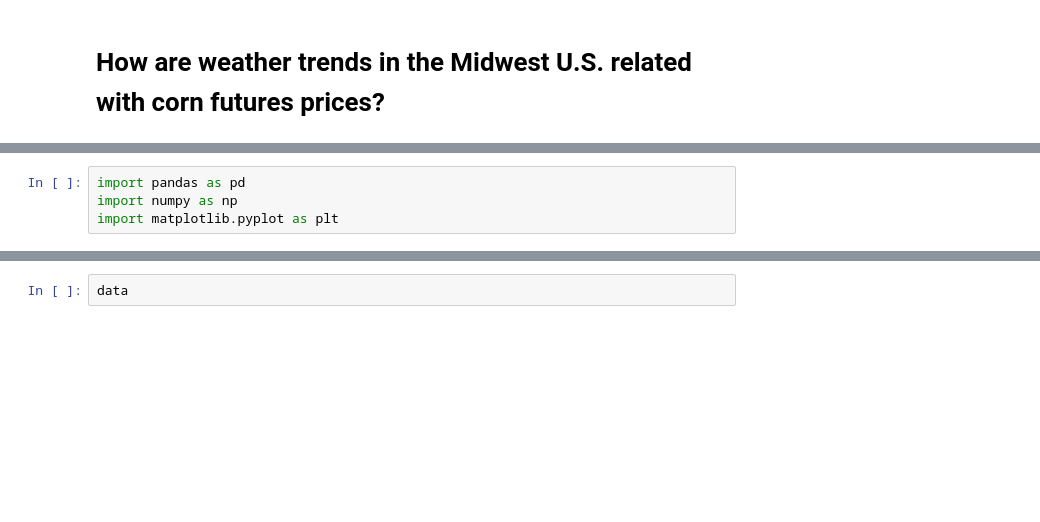
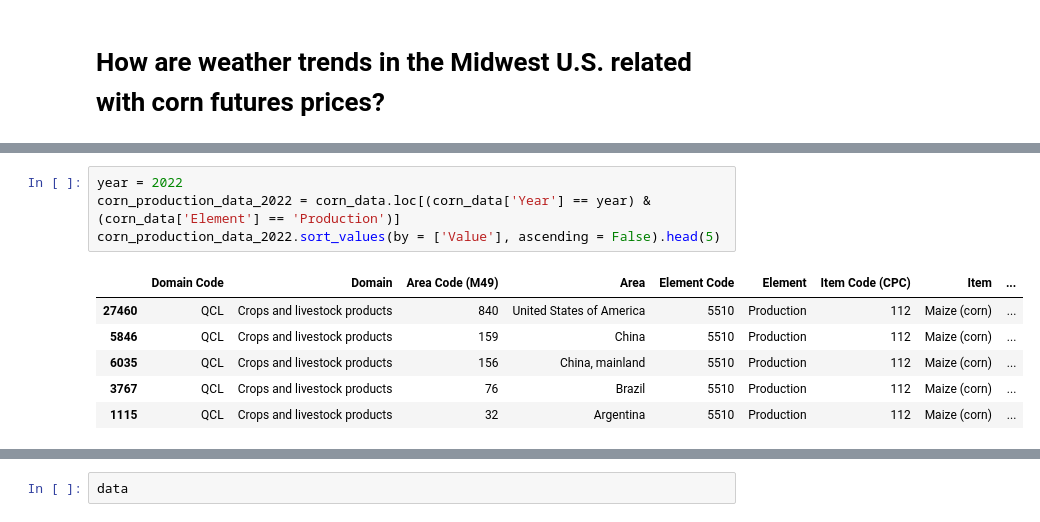
Before and after one commit to jujopo/corn-futures, a Jupyter notebook: notebooks/00_contextual_analysis.ipynb, the cells around one changed output, grey strips where cells are left out. Cells and saved outputs as stored; diff of their text form; blank space fills up the shorter version.

```diff
--- a/notebooks/00_contextual_analysis.ipynb
+++ b/notebooks/00_contextual_analysis.ipynb
@@ -25,4 +39,11 @@ Because corn is so sensitive to climatic conditions, climatic variables such as
 # %%
-import pandas as pd
-import numpy as np
-import matplotlib.pyplot as plt
+year = 2022
+corn_production_data_2022 = corn_data.loc[(corn_data['Year'] == year) & (corn_data['Element'] == 'Production')]
+corn_production_data_2022.sort_values(by = ['Value'], ascending = False).head(5)
+# %% [output]
+|  | Domain Code | Domain | Area Code (M49) | Area | Element Code | Element | Item Code (CPC) | Item | ... |
+| 27460 | QCL | Crops and livestock products | 840 | United States of America | 5510 | Production | 112 | Maize (corn) | ... |
+| 5846 | QCL | Crops and livestock products | 159 | China | 5510 | Production | 112 | Maize (corn) | ... |
+| 6035 | QCL | Crops and livestock products | 156 | China, mainland | 5510 | Production | 112 | Maize (corn) | ... |
+| 3767 | QCL | Crops and livestock products | 76 | Brazil | 5510 | Production | 112 | Maize (corn) | ... |
+| 1115 | QCL | Crops and livestock products | 32 | Argentina | 5510 | Production | 112 | Maize (corn) | ... |
```
Also changed, not shown: parts of 5 cells of this notebook.
